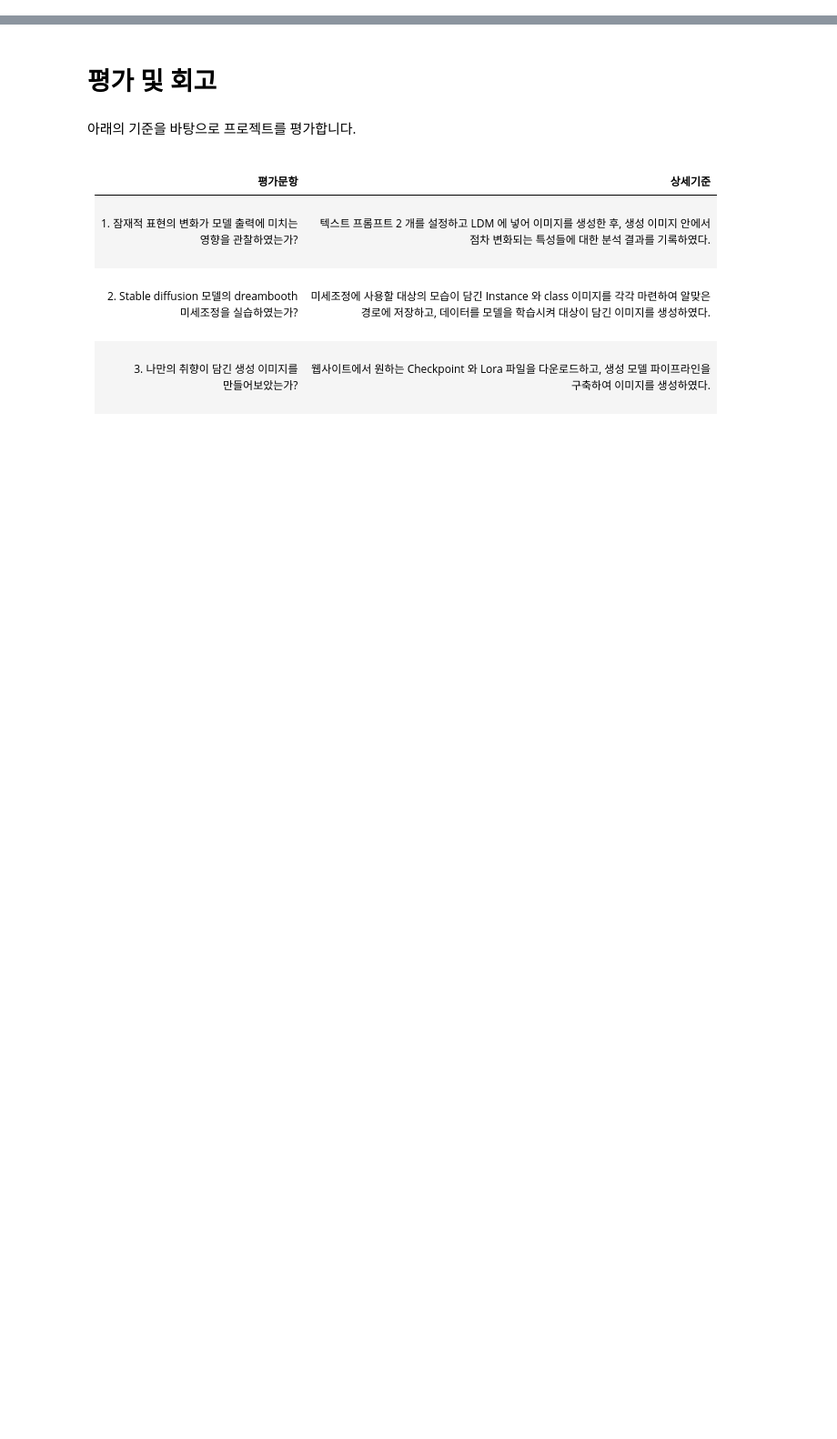
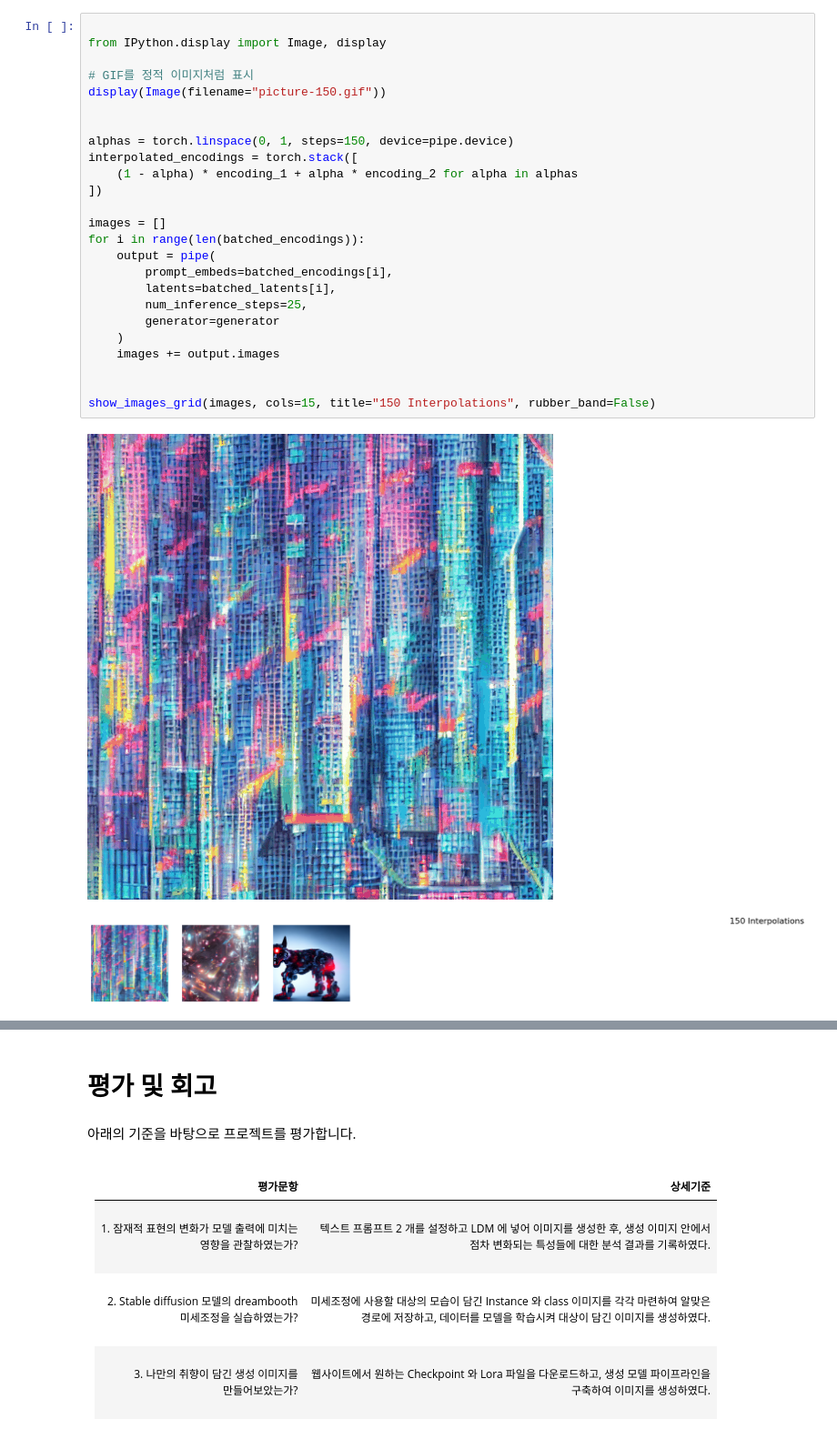
Before and after one commit to lifeislegend/AIFFEL_quest_rs, a Jupyter notebook: GoingDeeper/GD09/GD09.ipynb, the cells around one changed output, grey strips where cells are left out. Shown at 91% size. Saved outputs shown, nothing was run; the diff lists cells and outputs as text; blank space fills up the shorter version.

```diff
--- a/GoingDeeper/GD09/GD09.ipynb
+++ b/GoingDeeper/GD09/GD09.ipynb
@@ -210,0 +238,28 @@ for i, img in enumerate(interpolated_images):
+# %%
+
+from IPython.display import Image, display
+
+# GIF를 정적 이미지처럼 표시
+display(Image(filename="picture-150.gif"))
+
+
+alphas = torch.linspace(0, 1, steps=150, device=pipe.device)
+interpolated_encodings = torch.stack([
+    (1 - alpha) * encoding_1 + alpha * encoding_2 for alpha in alphas
+])
+
+images = []
+for i in range(len(batched_encodings)):
+    output = pipe(
+        prompt_embeds=batched_encodings[i],
+        latents=batched_latents[i],
+        num_inference_steps=25,
+        generator=generator
+    )
+    images += output.images
+
+
+show_images_grid(images, cols=15, title="150 Interpolations", rubber_band=False)
+# %% [output]
+[figure, added]
+[figure, added]
```
Also changed, not shown: parts of 30 cells of this notebook.
